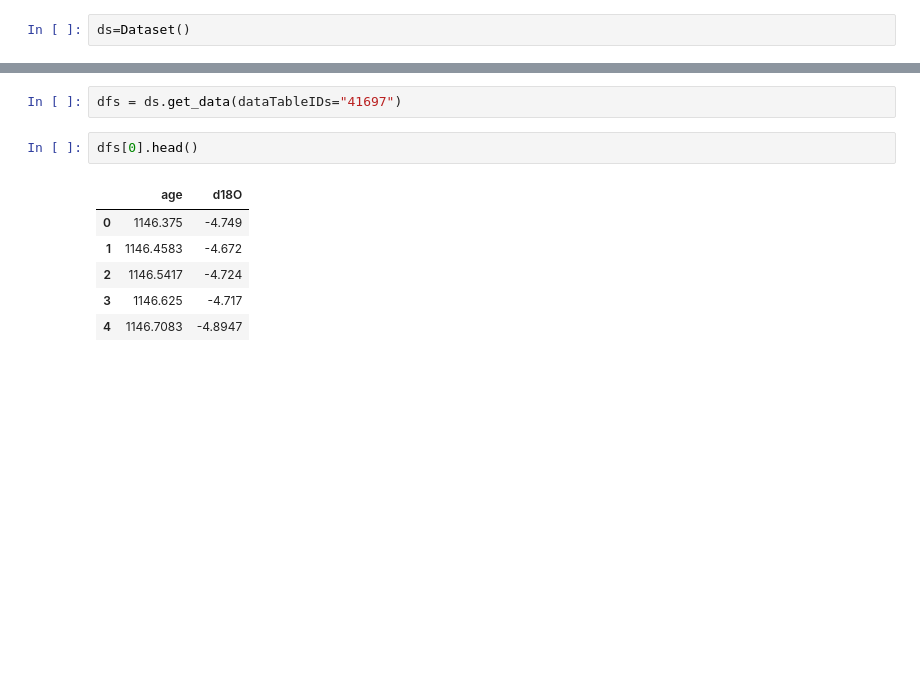
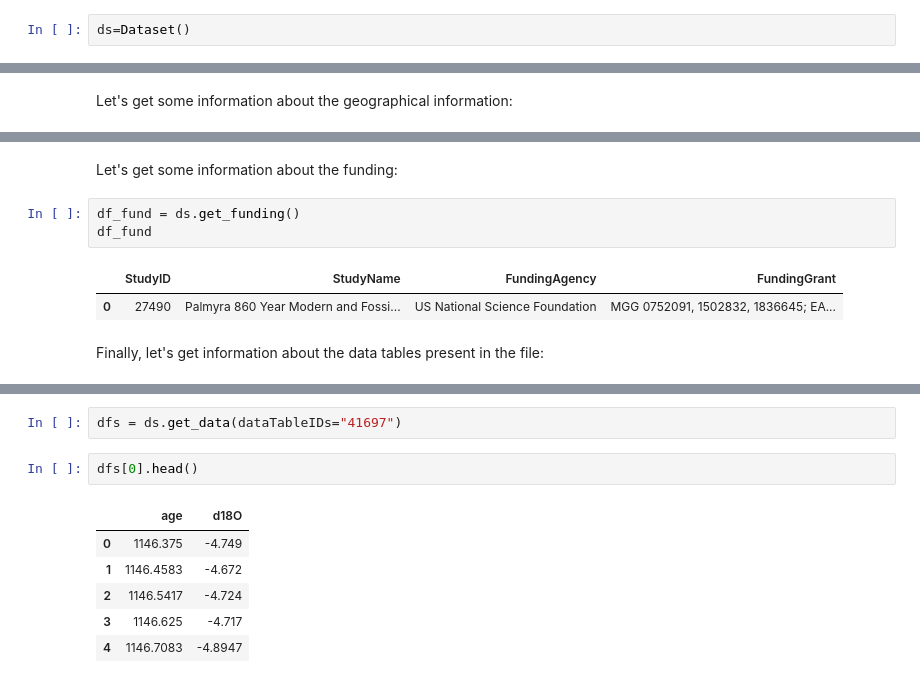
Before and after one commit to LinkedEarth/pyleotupsTutorials, a Jupyter notebook: notebooks/noaa_to_lipd.ipynb, the cells around one changed output, grey strips where cells are left out. Cells and saved outputs as stored; diff of their text form; blank space fills up the shorter version.

```diff
--- a/notebooks/noaa_to_lipd.ipynb
+++ b/notebooks/noaa_to_lipd.ipynb
@@ -30,6 +88,18 @@ df_tables
+# %% [markdown]
+Let's get some information about the geographical information:
 # %%
 df_geo = ds.get_geo()
 df_geo
 # %% [output]
 |  | StudyID | DataType | SiteID | SiteName | LocationName | Latitude | Longitude | MinElevation | MaxElevation |
 | 0 | 27490 | CORALS AND SCLEROSPONGES | 1900 | Palmyra Island | Ocean>Pacific Ocean>Central Pacif... | 5.8664 | -162.12 | -9 | -9 |
+# %% [markdown]
+Let's get some information about the funding:
+# %%
+df_fund = ds.get_funding()
+df_fund
+# %% [output]
+|  | StudyID | StudyName | FundingAgency | FundingGrant |
+| 0 | 27490 | Palmyra 860 Year Modern and Fossi... | US National Science Foundation | MGG 0752091, 1502832, 1836645; EA... |
+# %% [markdown]
+Finally, let's get information about the data tables present in the file:
```
Also changed, not shown: parts of 61 cells of this notebook, 3 other files.
